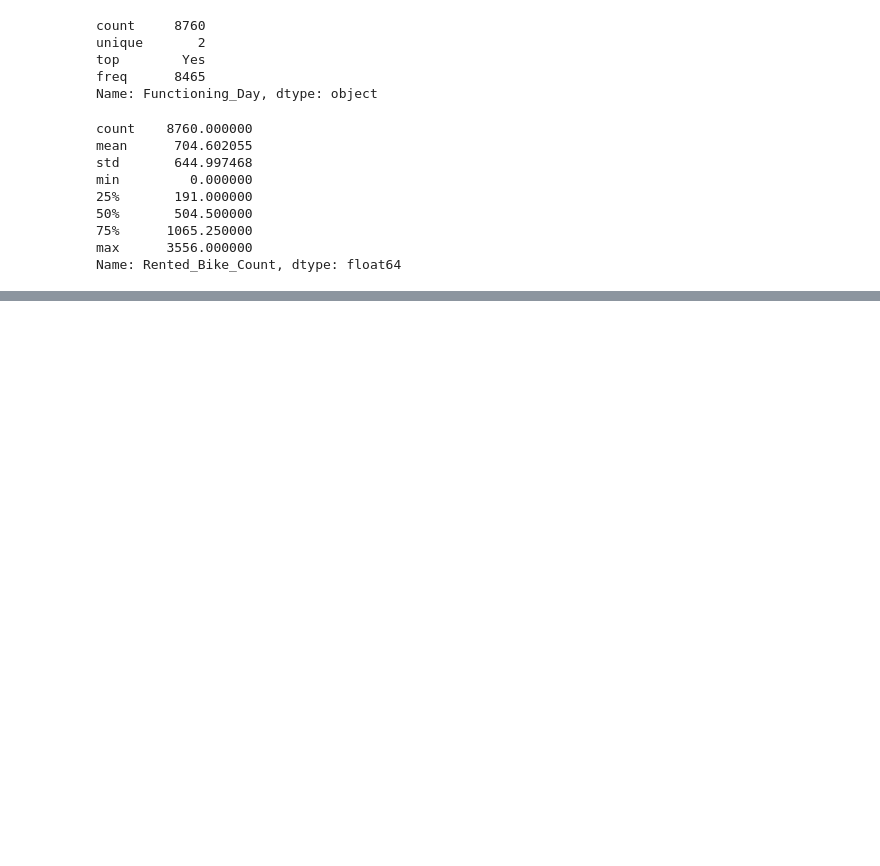
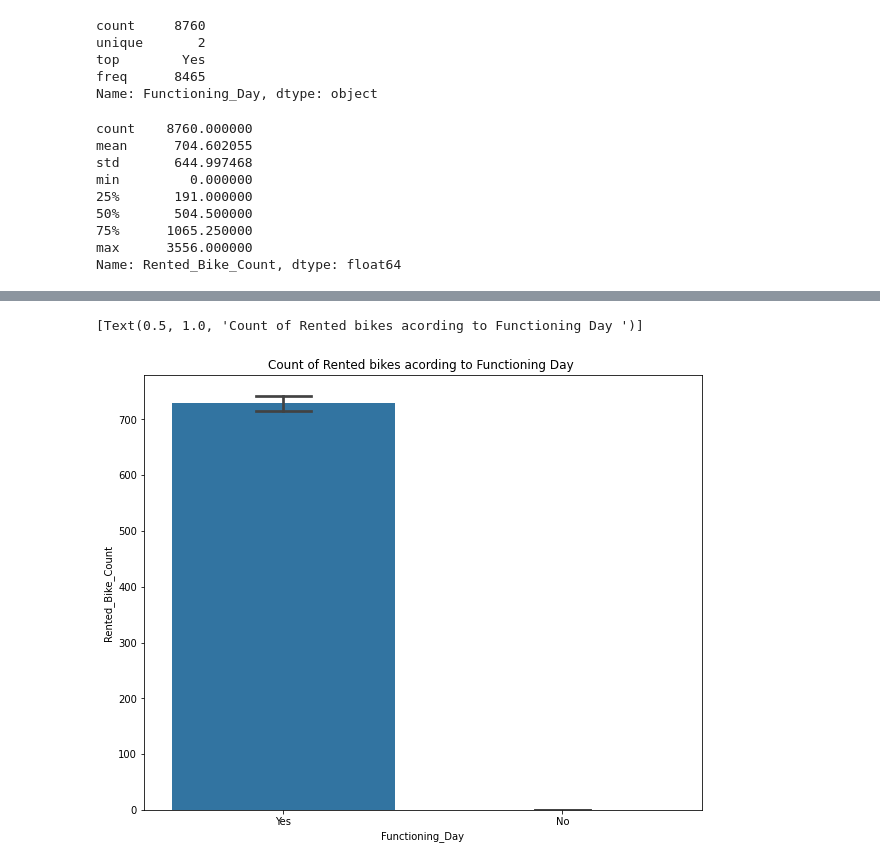
Before and after one commit to NehaGupta-DataScientists/Bike-Sharing-Demand-Prediction, a Jupyter notebook: Bike_Sharing_Demand_Prediction_Capstone_Project.ipynb, the cells around one changed output, grey strips where cells are left out. Drawn from its saved outputs; the diff is of its cells as text; code cells hidden in the pictures; blank space fills up the shorter version.

```diff
--- a/Bike_Sharing_Demand_Prediction_Capstone_Project.ipynb
+++ b/Bike_Sharing_Demand_Prediction_Capstone_Project.ipynb
@@ -324,0 +393,7 @@ plt.show()"""
+# %%
+fig,ax=plt.subplots(figsize=(10,8))
+sns.barplot(data=bike,y='Rented_Bike_Count',x='Functioning_Day',ax=ax,capsize=.2)
+ax.set(title='Count of Rented bikes acording to Functioning Day ')
+# %% [output]
+[Text(0.5, 1.0, 'Count of Rented bikes acording to Functioning Day ')]
+[figure, added]
```
Also changed, not shown: parts of 14 cells of this notebook.
